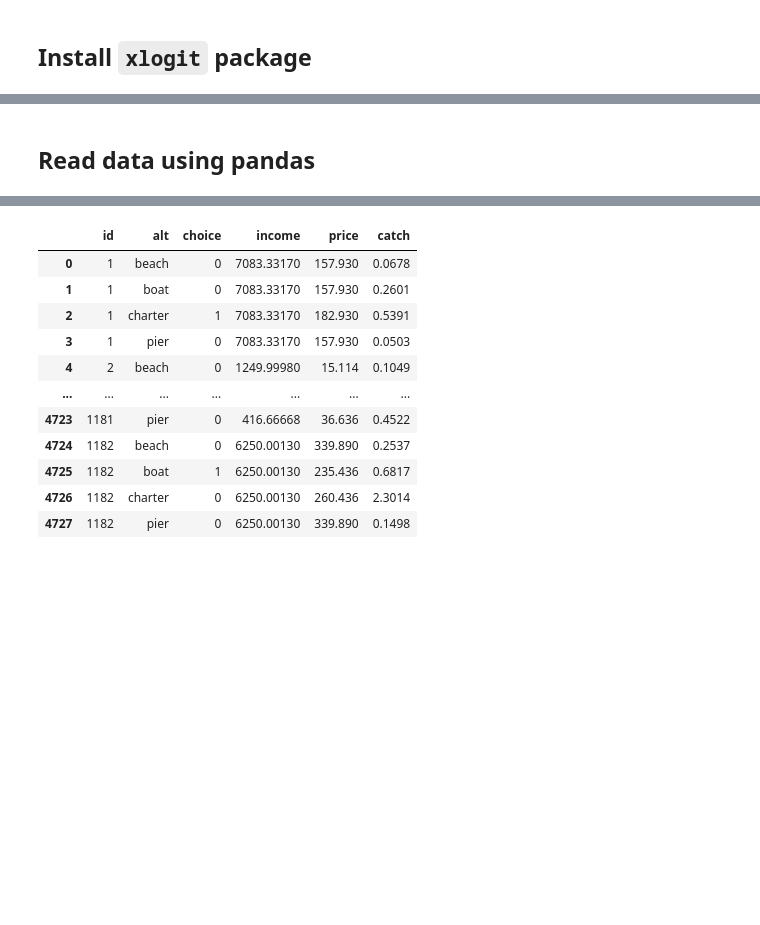
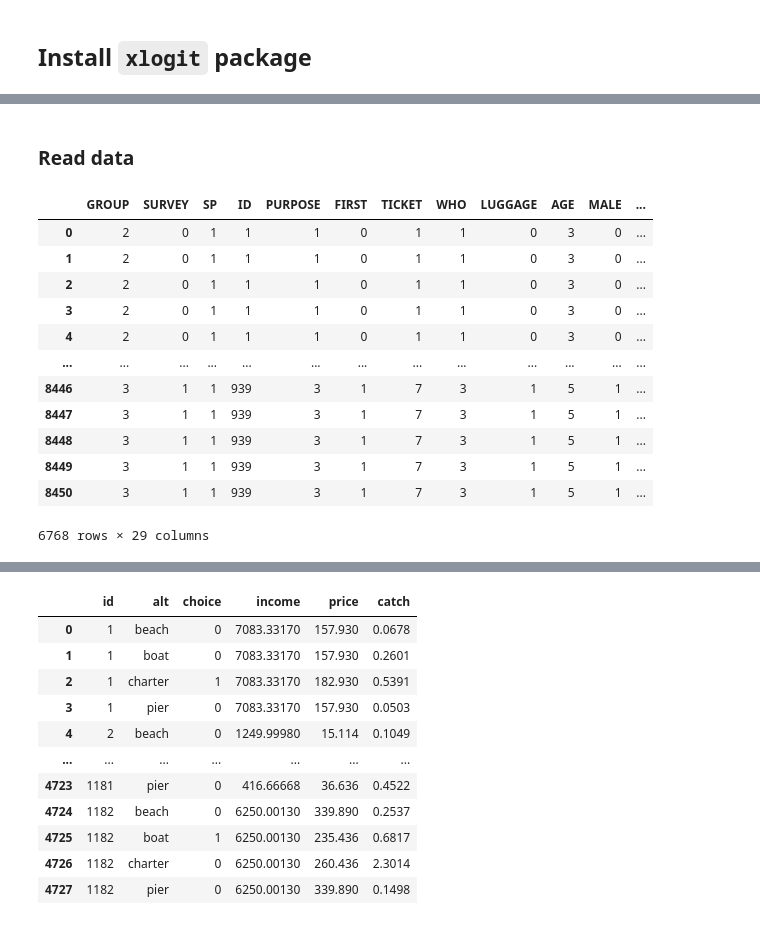
Before and after one commit to arteagac/xlogit, a Jupyter notebook: examples/multinomial_model.ipynb, the cells around one changed output, grey strips where cells are left out. Cells and saved outputs as stored; diff of their text form; code cells hidden in the pictures; blank space fills up the shorter version.

```diff
--- a/examples/multinomial_model.ipynb
+++ b/examples/multinomial_model.ipynb
@@ -22,2 +22,28 @@ Successfully installed xlogit-0.0.1
 # %% [markdown]
-## Read data using pandas
+### Read data
+# %%
+import pandas as pd
+import numpy as np
+
+df_wide = pd.read_table("http://transp-or.epfl.ch/data/swissmetro.dat", sep='\t')
+
+# Keep only observations for commute and business purposes that contain known choices
+df_wide = df_wide[(df_wide['PURPOSE'].isin([1, 3]) & (df_wide['CHOICE'] != 0))]
+
+df_wide['custom_id'] = np.arange(len(df_wide))  # Add unique identifier
+df_wide['CHOICE'] = df_wide['CHOICE'].map({1: 'TRAIN', 2:'SM', 3: 'CAR'})
+df_wide
+# %% [output]
+|  | GROUP | SURVEY | SP | ID | PURPOSE | FIRST | TICKET | WHO | LUGGAGE | AGE | MALE | ... |
+| 0 | 2 | 0 | 1 | 1 | 1 | 0 | 1 | 1 | 0 | 3 | 0 | ... |
+| 1 | 2 | 0 | 1 | 1 | 1 | 0 | 1 | 1 | 0 | 3 | 0 | ... |
+| 2 | 2 | 0 | 1 | 1 | 1 | 0 | 1 | 1 | 0 | 3 | 0 | ... |
+| 3 | 2 | 0 | 1 | 1 | 1 | 0 | 1 | 1 | 0 | 3 | 0 | ... |
+| 4 | 2 | 0 | 1 | 1 | 1 | 0 | 1 | 1 | 0 | 3 | 0 | ... |
+| ... | ... | ... | ... | ... | ... | ... | ... | ... | ... | ... | ... | ... |
+| 8446 | 3 | 1 | 1 | 939 | 3 | 1 | 7 | 3 | 1 | 5 | 1 | ... |
+| 8447 | 3 | 1 | 1 | 939 | 3 | 1 | 7 | 3 | 1 | 5 | 1 | ... |
+| 8448 | 3 | 1 | 1 | 939 | 3 | 1 | 7 | 3 | 1 | 5 | 1 | ... |
+| 8449 | 3 | 1 | 1 | 939 | 3 | 1 | 7 | 3 | 1 | 5 | 1 | ... |
+| 8450 | 3 | 1 | 1 | 939 | 3 | 1 | 7 | 3 | 1 | 5 | 1 | ... |
+6768 rows × 29 columns
```
Also changed, not shown: parts of 36 cells of this notebook.
